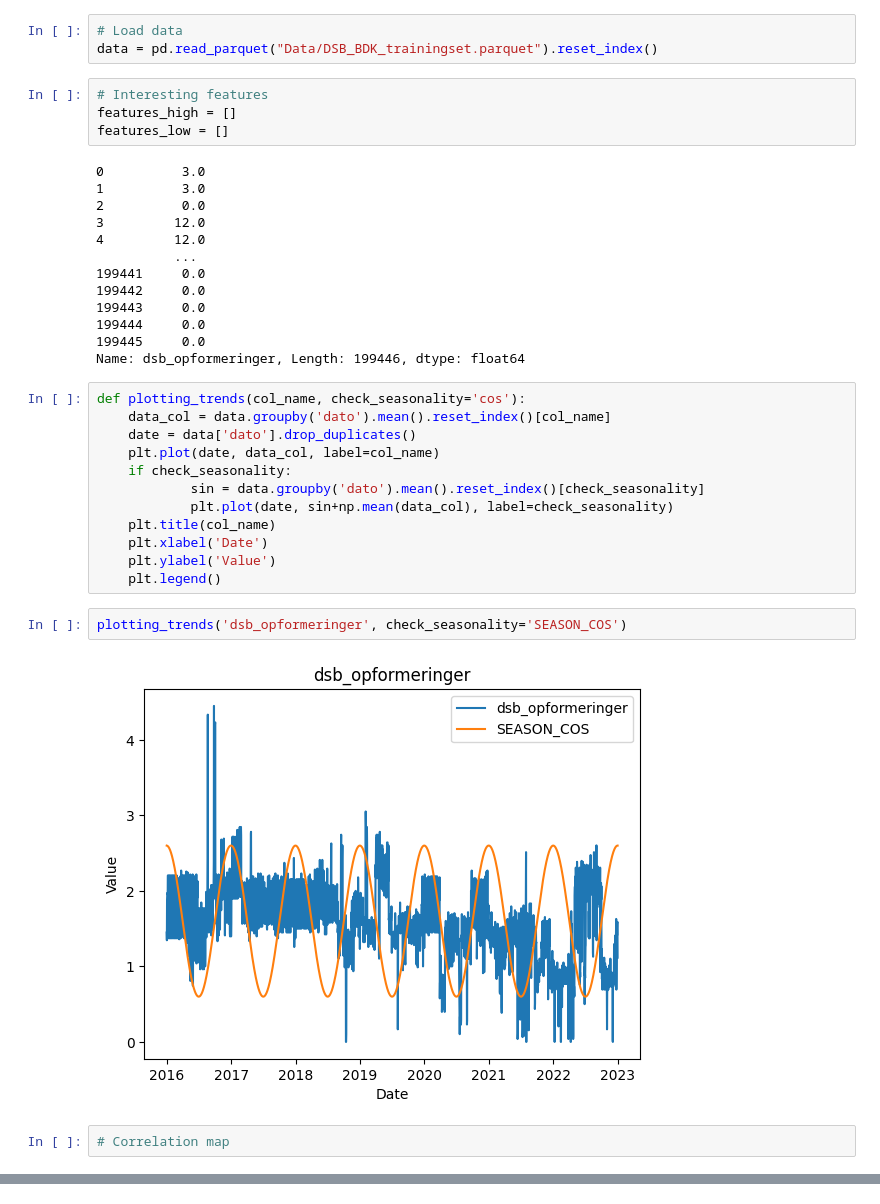
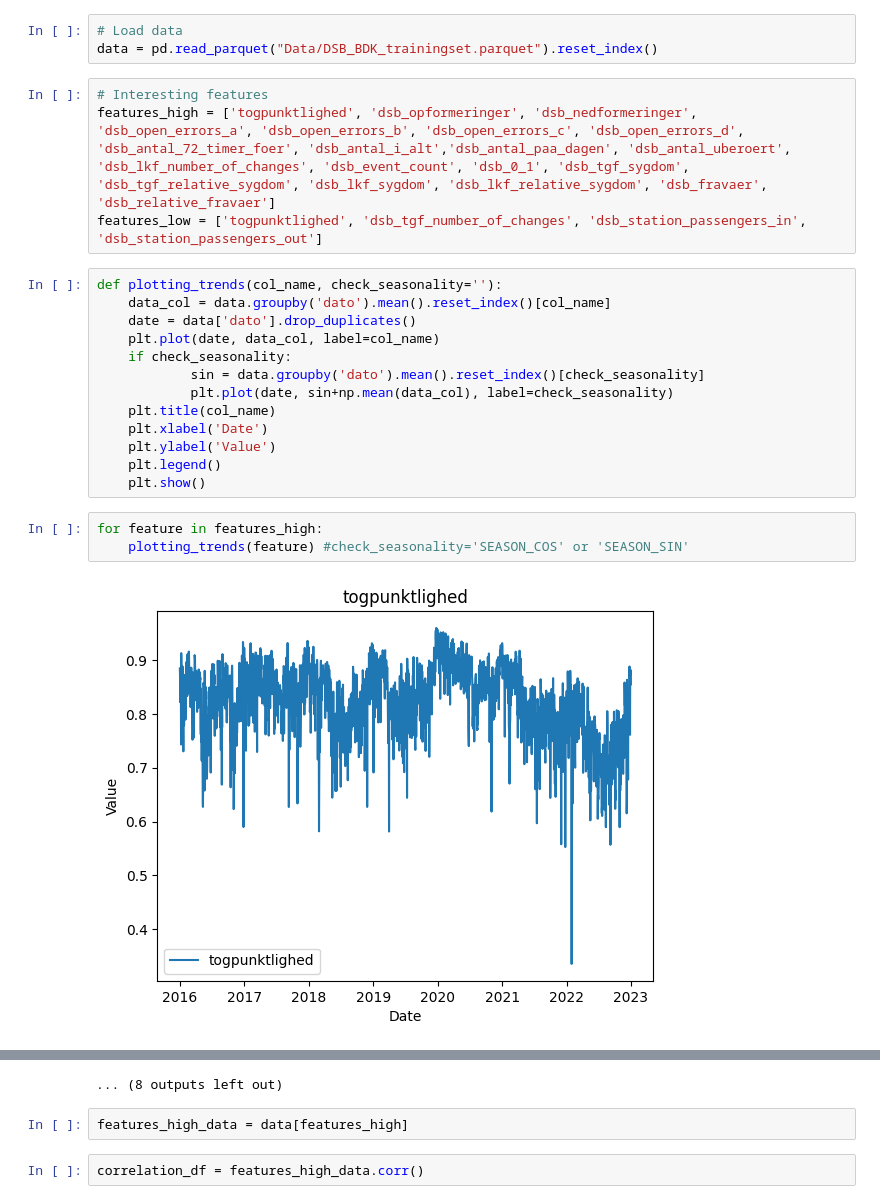
Before and after one commit to clarachristiansen/Bachelor_project, a Jupyter notebook: Feature_exploration.ipynb, the cells around one changed output, grey strips where cells are left out. Saved outputs shown, nothing was run; the diff lists cells and outputs as text.

```diff
--- a/Feature_exploration.ipynb
+++ b/Feature_exploration.ipynb
@@ -5,25 +6,12 @@ import matplotlib.pyplot as plt
 # %%
 # Load data
 data = pd.read_parquet("Data/DSB_BDK_trainingset.parquet").reset_index()
-# %%
-# Interesting features
-features_high = []
-features_low = []
-# %% [output]
-0          3.0
-1          3.0
-2          0.0
-3         12.0
-4         12.0
-          ...
-199441     0.0
-199442     0.0
-199443     0.0
-199444     0.0
-199445     0.0
-Name: dsb_opformeringer, Length: 199446, dtype: float64
+# %%
+# Interesting features
+features_high = ['togpunktlighed', 'dsb_opformeringer', 'dsb_nedformeringer', 'dsb_open_errors_a', 'dsb_open_errors_b', 'dsb_open_errors_c', 'dsb_open_errors_d', 'dsb_antal_72_timer_foer', 'dsb_antal_i_alt','dsb_antal_paa_dagen', 'dsb_antal_uberoert', 'dsb_lkf_number_of_changes', 'dsb_event_count', 'dsb_0_1', 'dsb_tgf_sygdom', 'dsb_tgf_relative_sygdom', 'dsb_lkf_sygdom', 'dsb_lkf_relative_sygdom', 'dsb_fravaer', 'dsb_relative_fravaer']
+features_low = ['togpunktlighed', 'dsb_tgf_number_of_changes', 'dsb_station_passengers_in', 'dsb_station_passengers_out']
 # %%
-def plotting_trends(col_name, check_seasonality='cos'):
+def plotting_trends(col_name, check_seasonality=''):
     data_col = data.groupby('dato').mean().reset_index()[col_name]
     date = data['dato'].drop_duplicates()
     plt.plot(date, data_col, label=col_name)
@@ -34,9 +22,9 @@ def plotting_trends(col_name, check_seasonality='cos'):
     plt.xlabel('Date')
     plt.ylabel('Value')
     plt.legend()
+    plt.show()
-# %%
-plotting_trends('dsb_opformeringer', check_seasonality='SEASON_COS')
-# %% [output]
-[figure, removed]
-# %%
-# Correlation map
+# %%
+for feature in features_high:
+    plotting_trends(feature) #check_seasonality='SEASON_COS' or 'SEASON_SIN'
+# %% [output]
+[figure, added]
@@ -42,0 +42,5 @@ plotting_trends('dsb_opformeringer', check_seasonality='SEASON_COS')
+... (8 outputs left out)
+# %%
+features_high_data = data[features_high]
+# %%
+correlation_df = features_high_data.corr()
```
Also changed, not shown: parts of 5 cells of this notebook.
